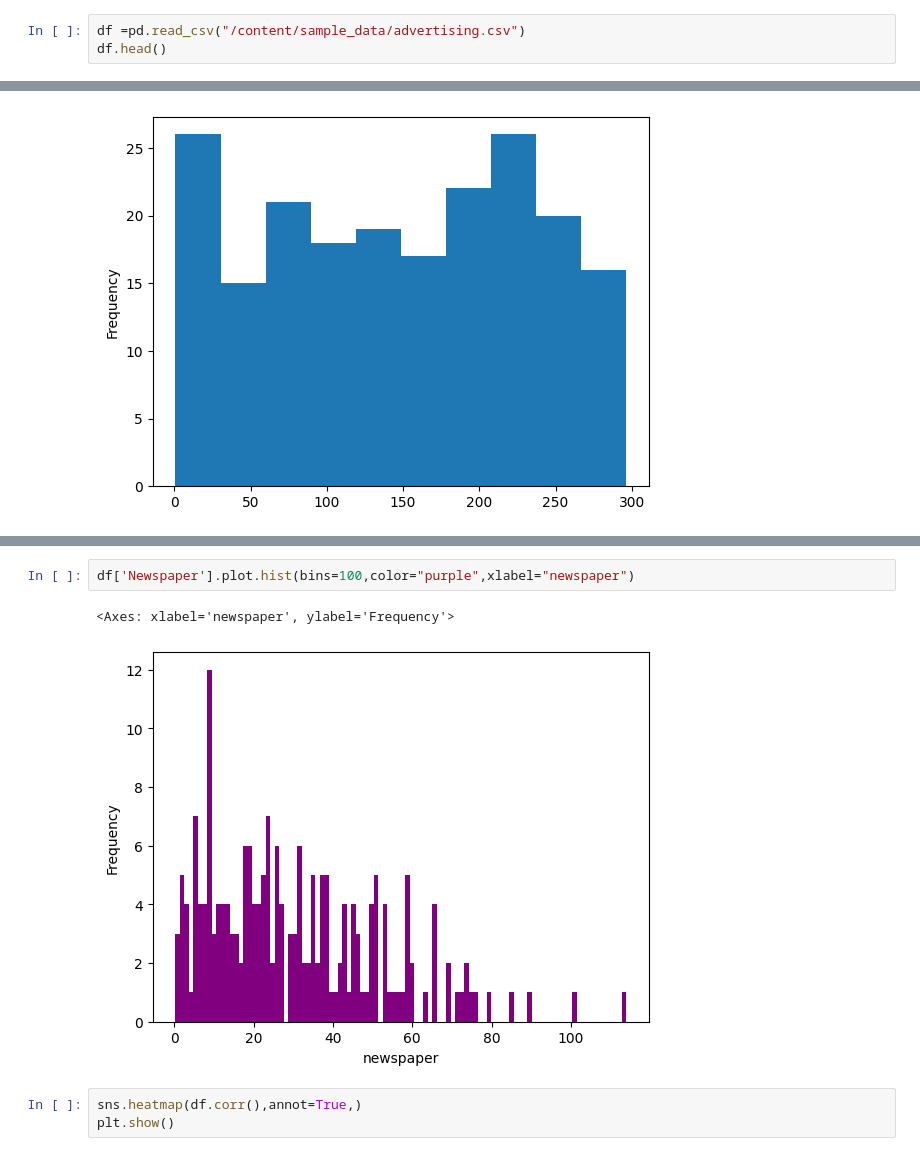
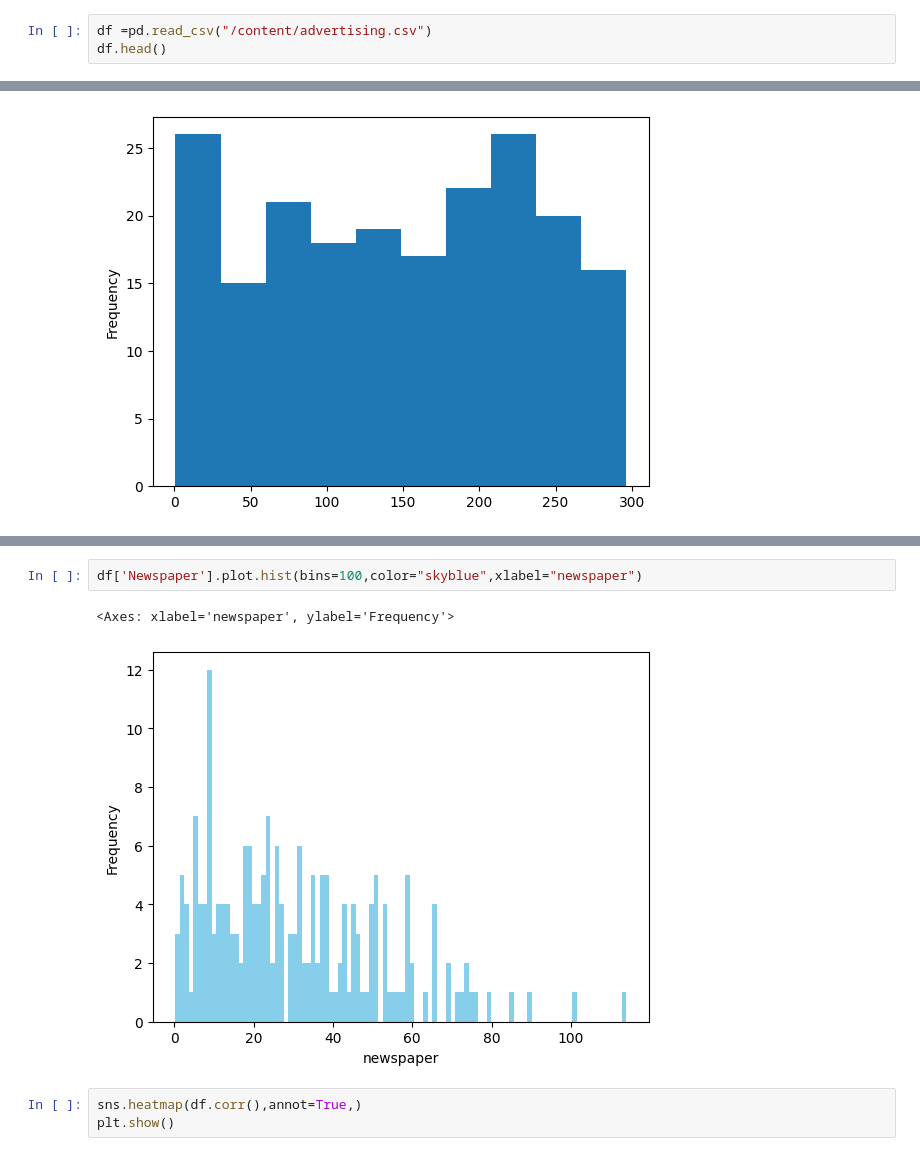
Before and after one commit to shakuroddin/CODSOFT, a Jupyter notebook: Sales_Prediction_by_using_python.ipynb, the cells around one changed output, grey strips where cells are left out. Saved outputs shown, nothing was run; the diff lists cells and outputs as text.

```diff
--- a/Sales_Prediction_by_using_python.ipynb
+++ b/Sales_Prediction_by_using_python.ipynb
@@ -14,5 +16,5 @@ project:Sales prediction by using python
 # %%
-df =pd.read_csv("/content/sample_data/advertising.csv")
+df =pd.read_csv("/content/advertising.csv")
 df.head()
 # %% [output]
 |  | TV | Radio | Newspaper | Sales |
@@ -58,8 +60,8 @@ df['Radio'].plot.hist(bins=100,color="green",xlabel="Radio")
 # %%
-df['Newspaper'].plot.hist(bins=100,color="purple",xlabel="newspaper")
+df['Newspaper'].plot.hist(bins=100,color="skyblue",xlabel="newspaper")
 # %% [output]
 <Axes: xlabel='newspaper', ylabel='Frequency'>
-[figure, old version]
+[figure, new version]
 # %%
 sns.heatmap(df.corr(),annot=True,)
 plt.show()
```
Also changed, not shown: parts of 5 cells of this notebook.
